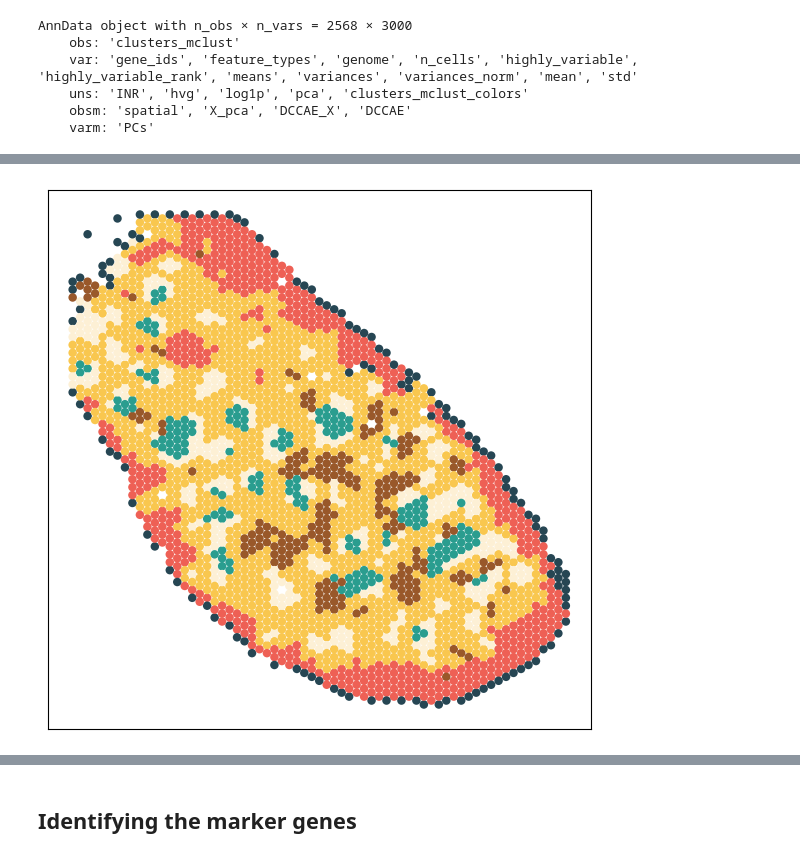
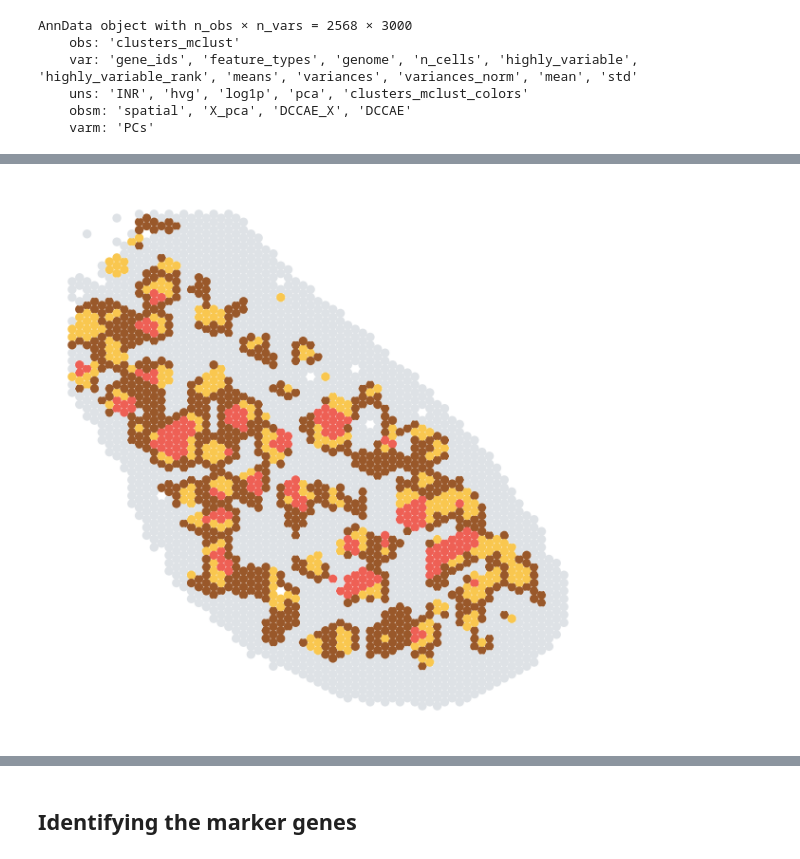
Before and after one commit to XJTU-MingxuanLi/SpaKnit-tutorial, a Jupyter notebook: docs/source/Tutorial_4_Mouse_Spleen.ipynb, the cells around one changed output, grey strips where cells are left out. Saved outputs shown, nothing was run; the diff lists cells and outputs as text; code cells hidden in the pictures.

```diff
--- a/docs/source/Tutorial_4_Mouse_Spleen.ipynb
+++ b/docs/source/Tutorial_4_Mouse_Spleen.ipynb
@@ -79,0 +126,22 @@ AnnData object with n_obs × n_vars = 2568 × 3000
+# %%
+import warnings
+warnings.filterwarnings('ignore')
+import matplotlib.pyplot as plt
+import scanpy as sc
+
+adata_analysis = sc.read_h5ad("D:/study/learning/spatial_transcriptome/papers/spatial_multi_omics-main/Results/Mouse_Spleen_Replicate1.h5ad")
+
+colors = [
+    '#fdf0d5', '#f9c74f', '#83c5be', '#99582a', '#3f5e66', '#ee6055'
+]
+
+fig,ax = plt.subplots(nrows=1, ncols=1, figsize=(6, 6))
+sc.pl.embedding(adata_analysis, basis='spatial', color='SpaKnit', ax=ax, s=180, show=False, palette=colors)
+ax.set_title(f'')
+ax.set_xlabel('')
+ax.set_ylabel('')
+# remove legend
+ax.get_legend().remove()
+for spine in ax.spines.values():
+    spine.set_visible(False)
+plt.tight_layout()
@@ -80,13 +150,17 @@ AnnData object with n_obs × n_vars = 2568 × 3000
 # %%
-fig,ax = plt.subplots(nrows=1, ncols=1, figsize=(7, 7))
 colors = [
-    '#2a9d8f','#f9c74f',  '#fdf0d5','#99582a',  '#ee6055' ,'#264653'
+    '#dee2e6', '#f9c74f', '#dee2e6', '#99582a', '#dee2e6', '#ee6055'
 ]
-sc.pl.embedding(adata_modality_1, basis='spatial', color='clusters_mclust', ax=ax, s=150, show=False, palette=colors)
+
+fig,ax = plt.subplots(nrows=1, ncols=1, figsize=(6, 6))
+sc.pl.embedding(adata_analysis, basis='spatial', color='SpaKnit', ax=ax, s=180, show=False, palette=colors)
 ax.set_title(f'')
 ax.set_xlabel('')
 ax.set_ylabel('')
 # remove legend
 ax.get_legend().remove()
+for spine in ax.spines.values():
+    spine.set_visible(False)
+plt.tight_layout()
 # %% [output]
-[figure, old version]
+[figure, new version]
```
Also changed, not shown: parts of 20 cells of this notebook.
